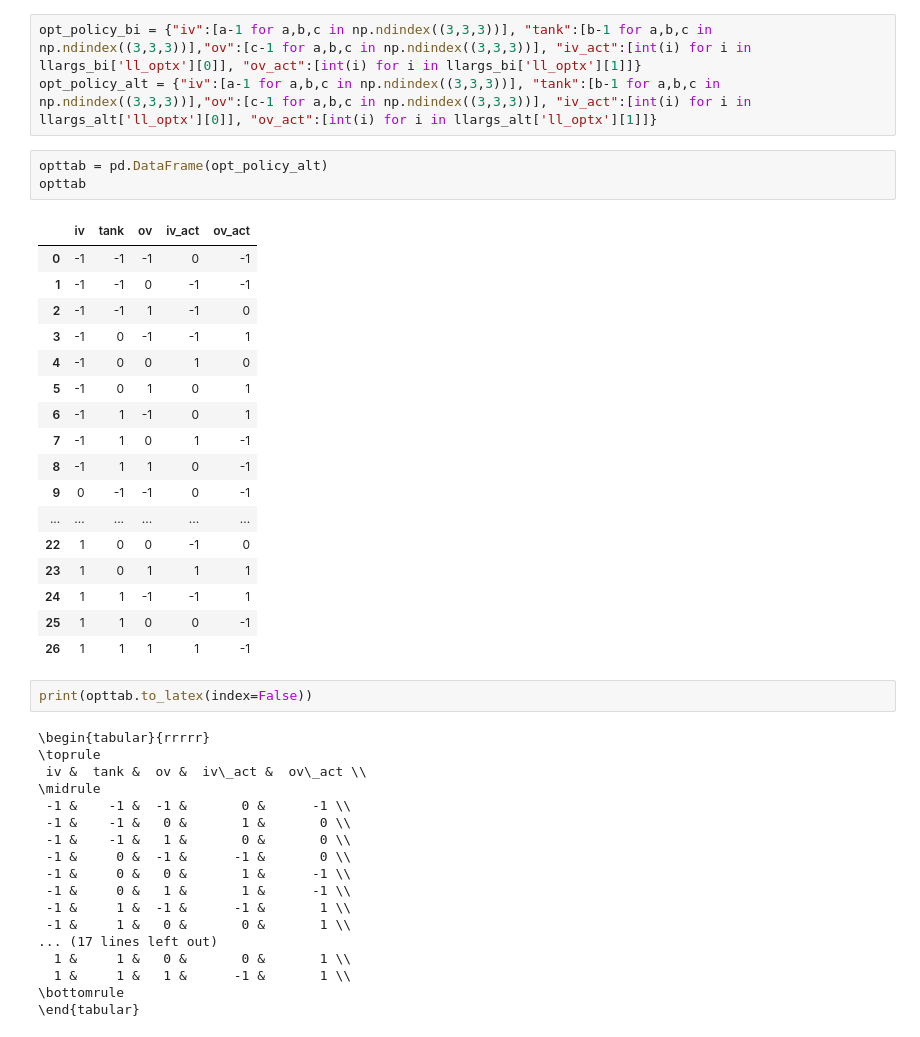
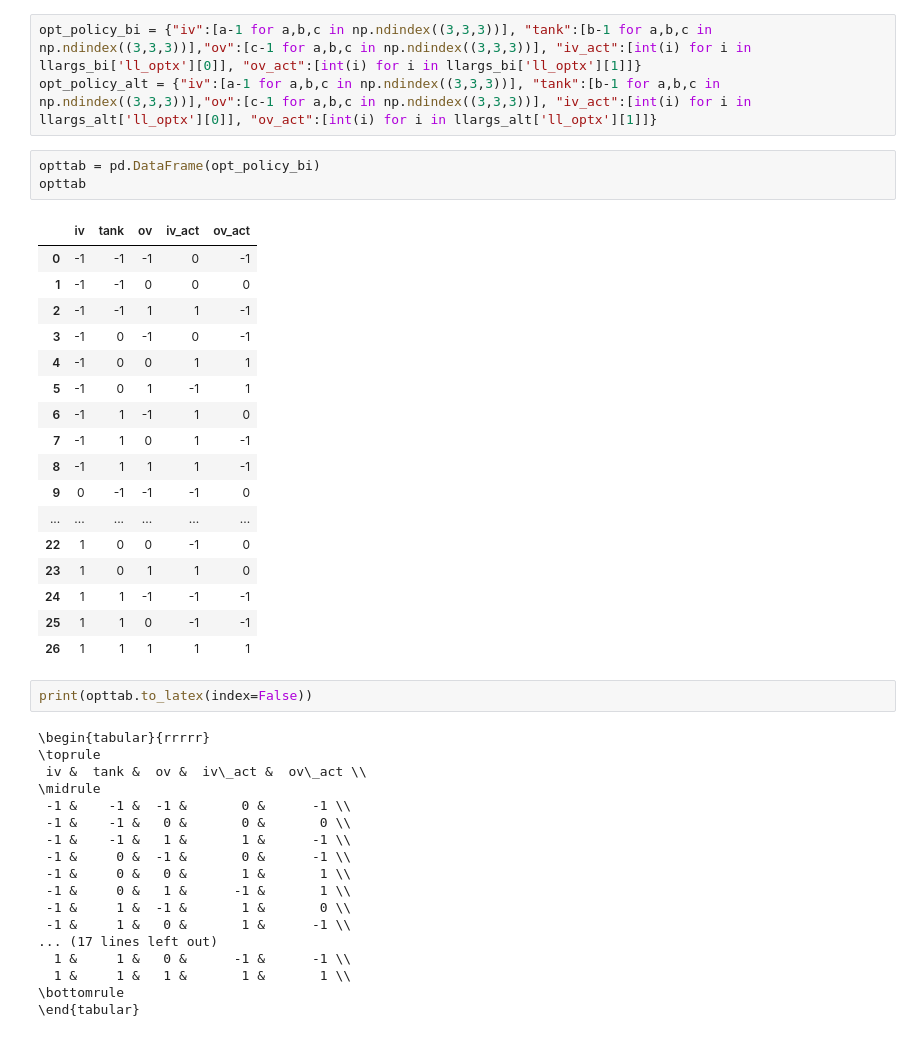
Before and after one commit to DesignEngrLab/resil_opt_examples, a Jupyter notebook: Cooling Tank Problem/Tank Optimization.ipynb, the cells around one changed output. Cells and saved outputs as stored; diff of their text form.

```diff
--- a/Cooling Tank Problem/Tank Optimization.ipynb
+++ b/Cooling Tank Problem/Tank Optimization.ipynb
@@ -186,26 +204,26 @@ array([[ 0., -1., -1., -1.,  1.,  0.,  0.,  1.,  0.,  0.,  0.,  1.,  0.,
 opt_policy_bi = {"iv":[a-1 for a,b,c in np.ndindex((3,3,3))], "tank":[b-1 for a,b,c in np.ndindex((3,3,3))],"ov":[c-1 for a,b,c in np.ndindex((3,3,3))], "iv_act":[int(i) for i in llargs_bi['ll_optx'][0]], "ov_act":[int(i) for i in llargs_bi['ll_optx'][1]]}
 opt_policy_alt = {"iv":[a-1 for a,b,c in np.ndindex((3,3,3))], "tank":[b-1 for a,b,c in np.ndindex((3,3,3))],"ov":[c-1 for a,b,c in np.ndindex((3,3,3))], "iv_act":[int(i) for i in llargs_alt['ll_optx'][0]], "ov_act":[int(i) for i in llargs_alt['ll_optx'][1]]}
 # %%
-opttab = pd.DataFrame(opt_policy_alt)
+opttab = pd.DataFrame(opt_policy_bi)
 opttab
 # %% [output]
 |  | iv | tank | ov | iv_act | ov_act |
 | 0 | -1 | -1 | -1 | 0 | -1 |
-| 1 | -1 | -1 | 0 | -1 | -1 |
-| 2 | -1 | -1 | 1 | -1 | 0 |
-| 3 | -1 | 0 | -1 | -1 | 1 |
-| 4 | -1 | 0 | 0 | 1 | 0 |
-| 5 | -1 | 0 | 1 | 0 | 1 |
-| 6 | -1 | 1 | -1 | 0 | 1 |
+| 1 | -1 | -1 | 0 | 0 | 0 |
+| 2 | -1 | -1 | 1 | 1 | -1 |
+| 3 | -1 | 0 | -1 | 0 | -1 |
+| 4 | -1 | 0 | 0 | 1 | 1 |
+| 5 | -1 | 0 | 1 | -1 | 1 |
+| 6 | -1 | 1 | -1 | 1 | 0 |
 | 7 | -1 | 1 | 0 | 1 | -1 |
-| 8 | -1 | 1 | 1 | 0 | -1 |
-| 9 | 0 | -1 | -1 | 0 | -1 |
+| 8 | -1 | 1 | 1 | 1 | -1 |
+| 9 | 0 | -1 | -1 | -1 | 0 |
 | ... | ... | ... | ... | ... | ... |
 | 22 | 1 | 0 | 0 | -1 | 0 |
-| 23 | 1 | 0 | 1 | 1 | 1 |
-| 24 | 1 | 1 | -1 | -1 | 1 |
-| 25 | 1 | 1 | 0 | 0 | -1 |
-| 26 | 1 | 1 | 1 | 1 | -1 |
+| 23 | 1 | 0 | 1 | 1 | 0 |
+| 24 | 1 | 1 | -1 | -1 | -1 |
+| 25 | 1 | 1 | 0 | -1 | -1 |
+| 26 | 1 | 1 | 1 | 1 | 1 |
 # %%
 print(opttab.to_latex(index=False))
 # %% [output]
@@ -214,15 +232,15 @@ print(opttab.to_latex(index=False))
  iv &  tank &  ov &  iv\_act &  ov\_act \\
 \midrule
  -1 &    -1 &  -1 &       0 &      -1 \\
- -1 &    -1 &   0 &       1 &       0 \\
- -1 &    -1 &   1 &       0 &       0 \\
- -1 &     0 &  -1 &      -1 &       0 \\
- -1 &     0 &   0 &       1 &      -1 \\
- -1 &     0 &   1 &       1 &      -1 \\
- -1 &     1 &  -1 &      -1 &       1 \\
- -1 &     1 &   0 &       0 &       1 \\
+ -1 &    -1 &   0 &       0 &       0 \\
+ -1 &    -1 &   1 &       1 &      -1 \\
+ -1 &     0 &  -1 &       0 &      -1 \\
+ -1 &     0 &   0 &       1 &       1 \\
+ -1 &     0 &   1 &      -1 &       1 \\
+ -1 &     1 &  -1 &       1 &       0 \\
+ -1 &     1 &   0 &       1 &      -1 \\
 ... (17 lines left out)
-  1 &     1 &   0 &       0 &       1 \\
-  1 &     1 &   1 &      -1 &       1 \\
+  1 &     1 &   0 &      -1 &      -1 \\
+  1 &     1 &   1 &       1 &       1 \\
 \bottomrule
 \end{tabular}
```
Also changed, not shown: parts of 14 cells of this notebook, 4 other files.
